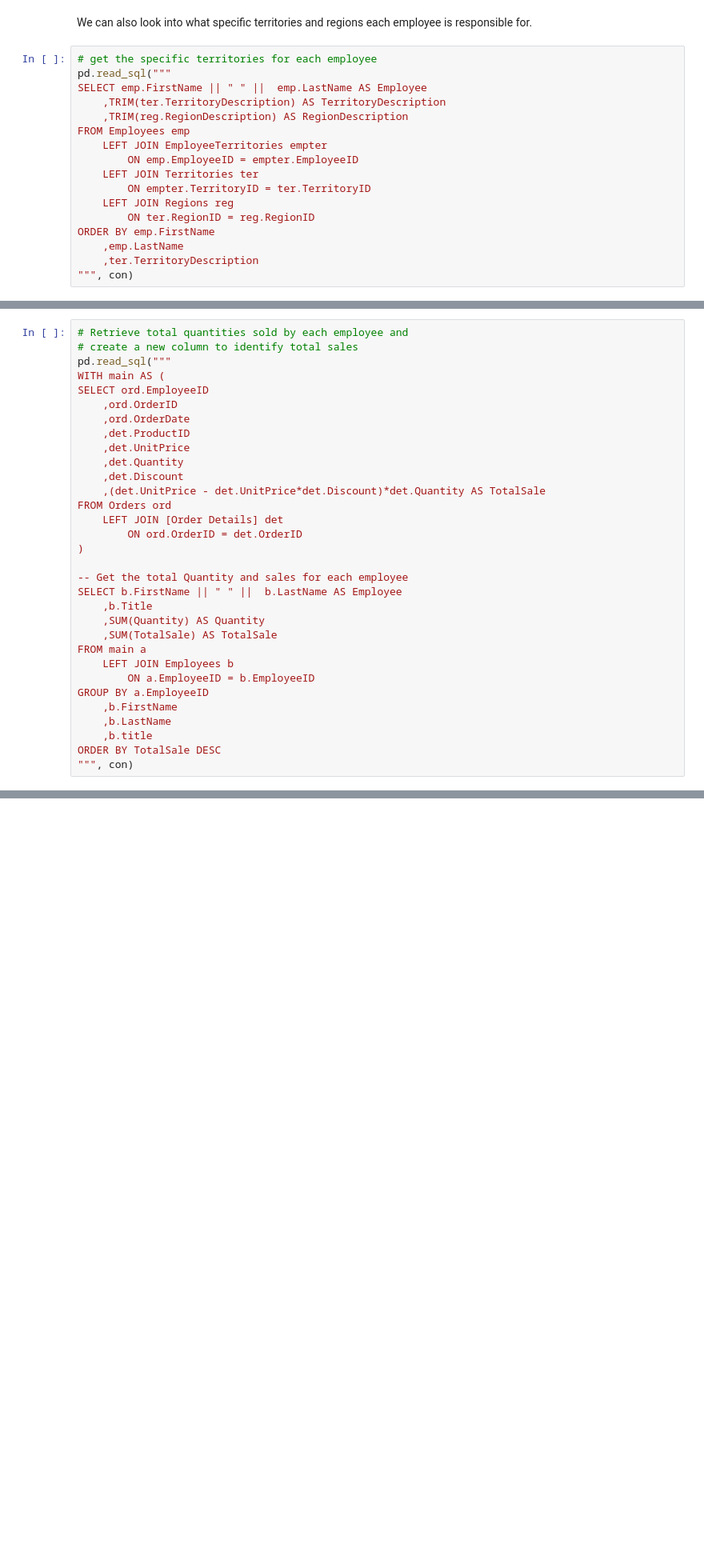
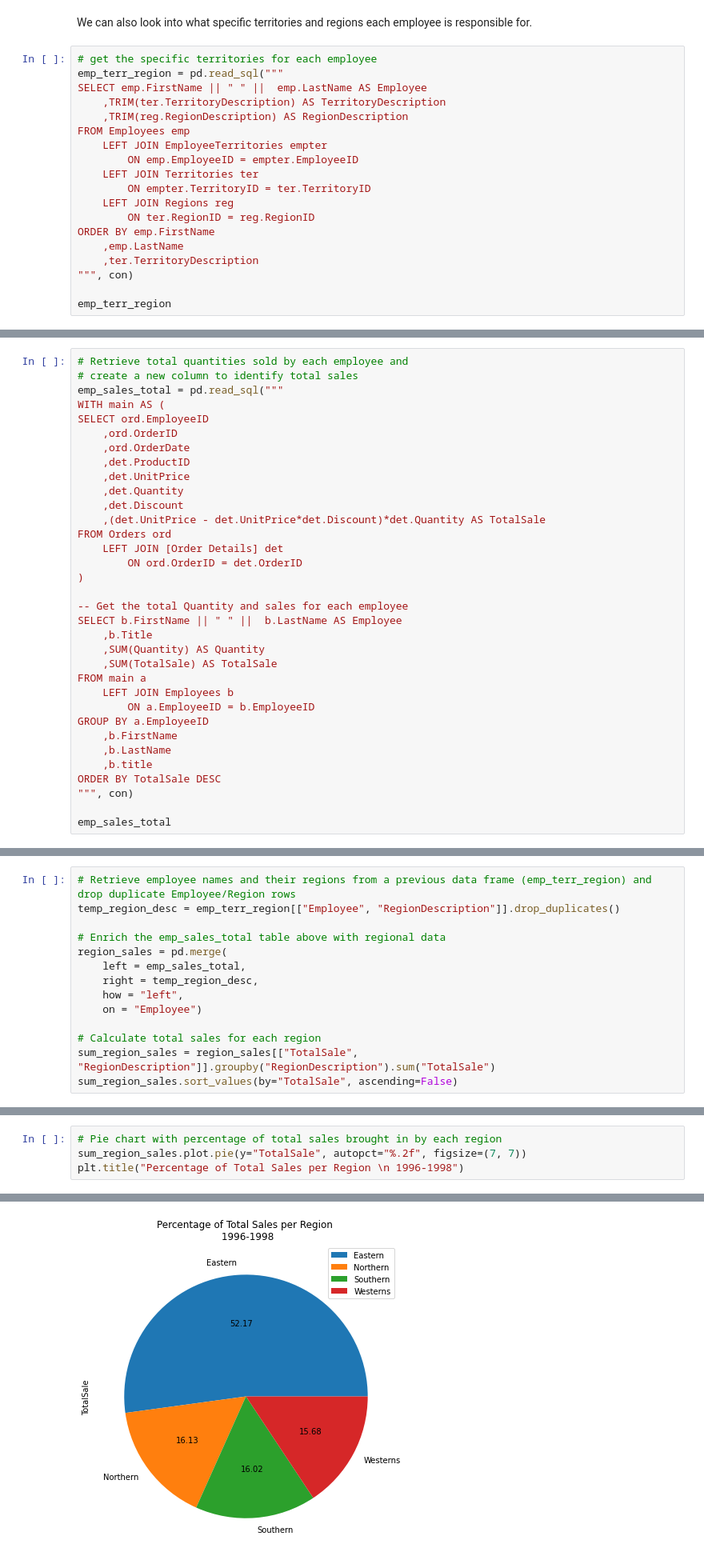
Before and after one commit to xaviergenelin/Big-Data-Project, a Jupyter notebook: Group_13_Part_2.ipynb, the cells around one changed output, grey strips where cells are left out. Shown: that part at 80% size. Saved outputs shown, nothing was run; the diff lists cells and outputs as text; blank space fills up the shorter version.

```diff
--- a/Group_13_Part_2.ipynb
+++ b/Group_13_Part_2.ipynb
@@ -136,7 +138,7 @@ ORDER BY a.Territories DESC
 We can also look into what specific territories and regions each employee is responsible for.
 # %%
 # get the specific territories for each employee
-pd.read_sql("""
+emp_terr_region = pd.read_sql("""
 SELECT emp.FirstName || " " ||  emp.LastName AS Employee
     ,TRIM(ter.TerritoryDescription) AS TerritoryDescription
     ,TRIM(reg.RegionDescription) AS RegionDescription
@@ -151,6 +153,8 @@ ORDER BY emp.FirstName
     ,emp.LastName
     ,ter.TerritoryDescription
 """, con)
+
+emp_terr_region
 # %% [output]
 |  | Employee | TerritoryDescription | RegionDescription |
 | 0 | Andrew Fuller | Bedford | Eastern |
@@ -174,7 +178,7 @@ We can assess the performance of each individual by understanding how much they
 # %%
 # Retrieve total quantities sold by each employee and
 # create a new column to identify total sales
-pd.read_sql("""
+emp_sales_total = pd.read_sql("""
 WITH main AS (
 SELECT ord.EmployeeID
     ,ord.OrderID
@@ -203,6 +207,8 @@ GROUP BY a.EmployeeID
     ,b.title
 ORDER BY TotalSale DESC
 """, con)
+
+emp_sales_total
 # %% [output]
 |  | Employee | Title | Quantity | TotalSale |
 | 0 | Margaret Peacock | Sales Representative | 9798 | 232890.8460 |
@@ -216,0 +225,14 @@ ORDER BY TotalSale DESC
+# %%
+# Retrieve employee names and their regions from a previous data frame (emp_terr_region) and drop duplicate Employee/Region rows
+temp_region_desc = emp_terr_region[["Employee", "RegionDescription"]].drop_duplicates()
+
+# Enrich the emp_sales_total table above with regional data
+region_sales = pd.merge(
+    left = emp_sales_total,
+    right = temp_region_desc,
+    how = "left",
+    on = "Employee")
+
+# Calculate total sales for each region
+sum_region_sales = region_sales[["TotalSale", "RegionDescription"]].groupby("RegionDescription").sum("TotalSale")
+sum_region_sales.sort_values(by="TotalSale", ascending=False)
@@ -216,0 +248,5 @@ ORDER BY TotalSale DESC
+# %%
+# Pie chart with percentage of total sales brought in by each region
+sum_region_sales.plot.pie(y="TotalSale", autopct="%.2f", figsize=(7, 7))
+plt.title("Percentage of Total Sales per Region \n 1996-1998")
+# %% [output]
@@ -217,3 +254,4 @@ ORDER BY TotalSale DESC
+[figure, added]
 # %% [markdown]
 We can also assess annual sales for each employee.
 # %%
```
Also changed, not shown: parts of 7 cells of this notebook, 1 other file.
